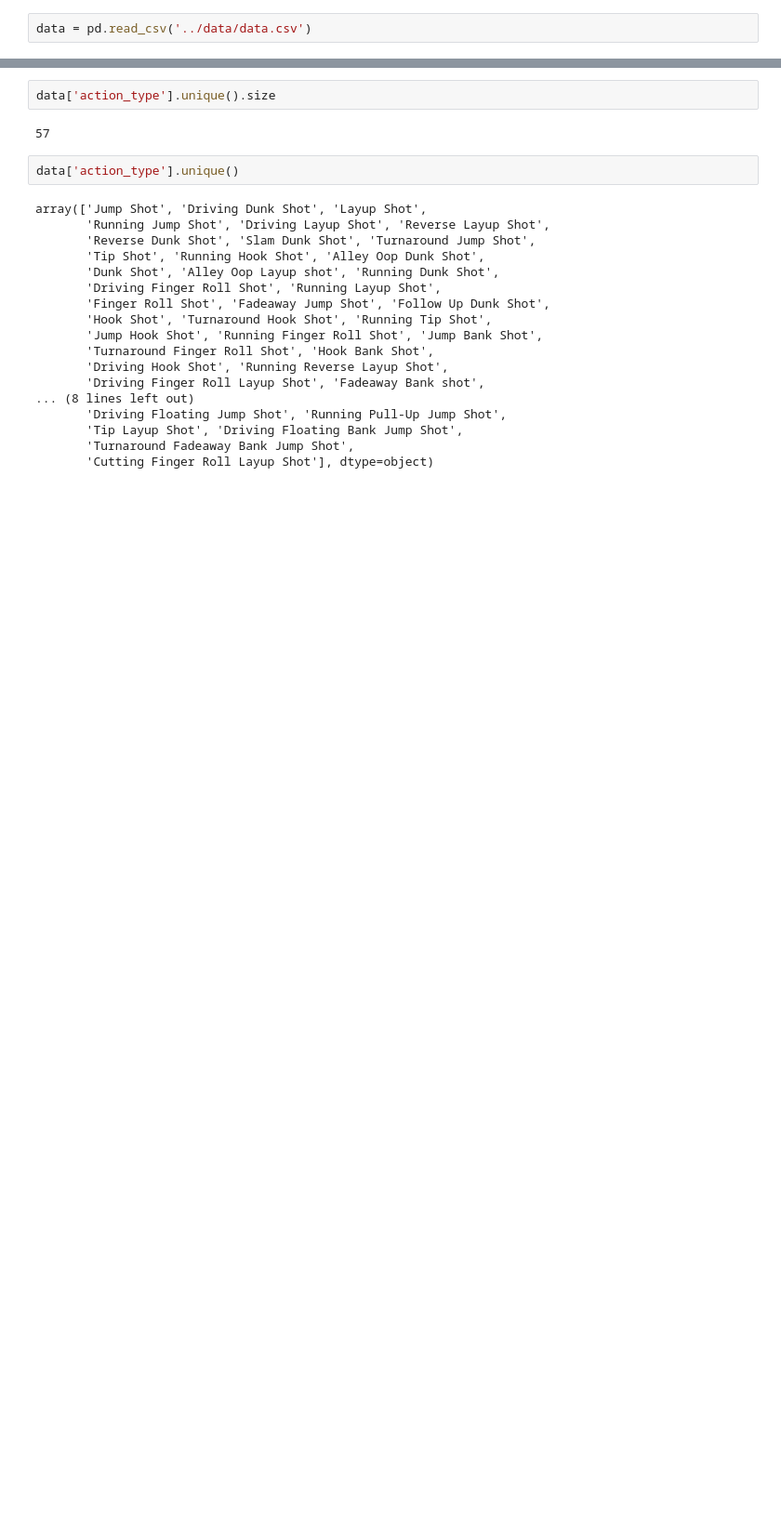
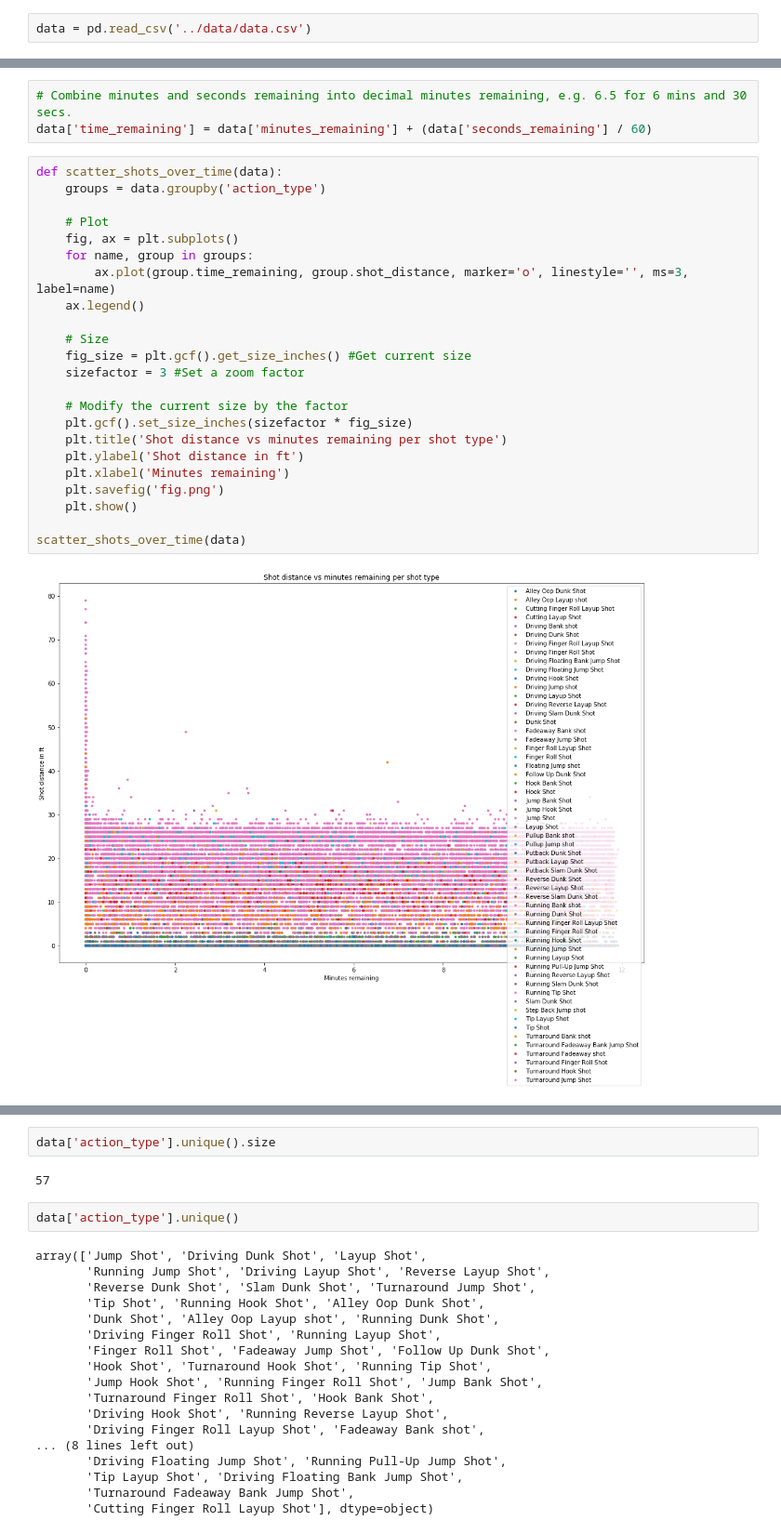
Before and after one commit to misharigot/kobe, a Jupyter notebook: data-exploration/week2.ipynb, the cells around one changed output, grey strips where cells are left out. Shown at 93% size. Saved outputs shown, nothing was run; the diff lists cells and outputs as text; blank space fills up the shorter version.

```diff
--- a/data-exploration/week2.ipynb
+++ b/data-exploration/week2.ipynb
@@ -10,0 +22,28 @@ data.shape
+# %%
+# Combine minutes and seconds remaining into decimal minutes remaining, e.g. 6.5 for 6 mins and 30 secs.
+data['time_remaining'] = data['minutes_remaining'] + (data['seconds_remaining'] / 60)
+# %%
+def scatter_shots_over_time(data):
+    groups = data.groupby('action_type')
+
+    # Plot
+    fig, ax = plt.subplots()
+    for name, group in groups:
+        ax.plot(group.time_remaining, group.shot_distance, marker='o', linestyle='', ms=3, label=name)
+    ax.legend()
+
+    # Size
+    fig_size = plt.gcf().get_size_inches() #Get current size
+    sizefactor = 3 #Set a zoom factor
+
+    # Modify the current size by the factor
+    plt.gcf().set_size_inches(sizefactor * fig_size)
+    plt.title('Shot distance vs minutes remaining per shot type')
+    plt.ylabel('Shot distance in ft')
+    plt.xlabel('Minutes remaining')
+    plt.savefig('fig.png')
+    plt.show()
+
+scatter_shots_over_time(data)
+# %% [output]
+[figure, added]
```
Also changed, not shown: parts of 6 cells of this notebook, 2 other files.
